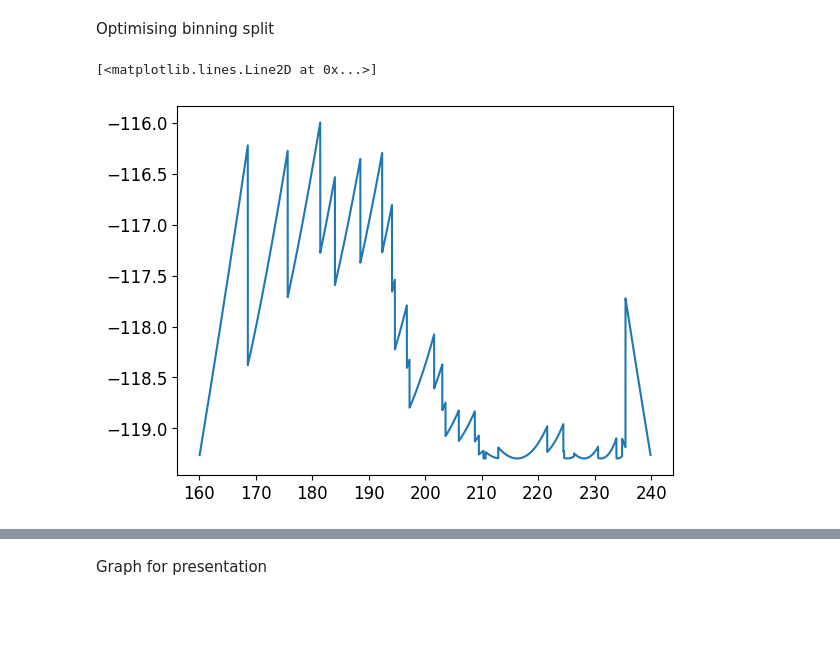
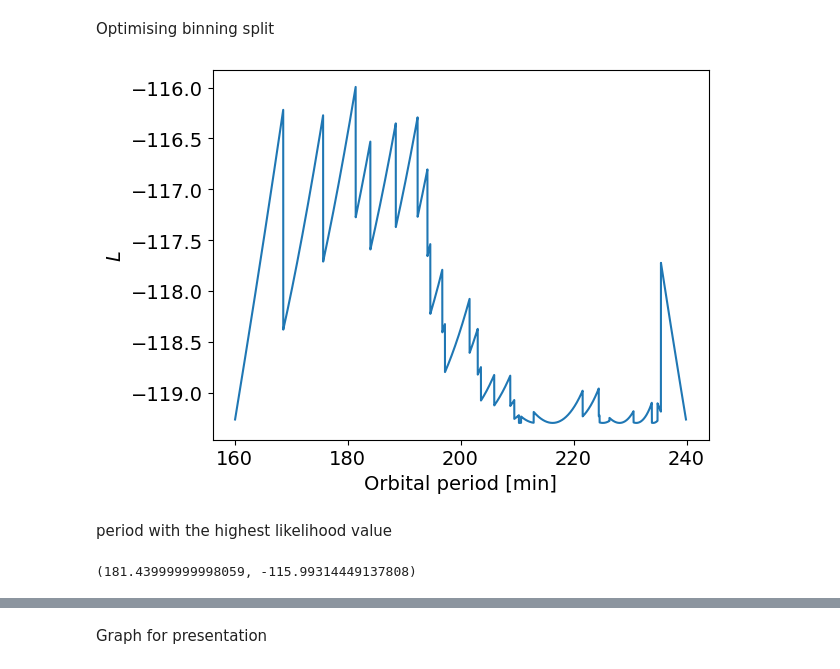
Before and after one commit to wknop/licencjat, a Jupyter notebook: notebook1.ipynb, the cells around one changed output, grey strips where cells are left out. Cells and saved outputs as stored; diff of their text form; code cells hidden in the pictures; blank space fills up the shorter version.

Commit message:
made some changes to the plots

```diff
--- a/notebook1.ipynb
+++ b/notebook1.ipynb
@@ -263,32 +244,44 @@ def logL_values(splits, data, alfa, boundaries):
     - alfa: Numeric value representing a smoothing parameter used to avoid zero probabilities.
     - boundaries: Array-like object containing the boundary values for the dataset.
 
     Returns:
     - result_values: Array containing the log-likelihood scores corresponding to each split point.
     """
 
     # Initialize an array to store the log-likelihood scores for each split point
     result_values = np.zeros(len(splits))
 
     # Iterate over each split point
     for i, split in enumerate(splits):
         # Calculate the log-likelihood score for the current split point
         result_values[i] = logL(split, data, alfa, boundaries)
 
     return result_values
 
 
 per_min = 160
 per_max = 240
 x_rang = df_non_polars['per']
 x_rang = x_rang[x_rang.between(per_min, per_max)]
 period_split = np.arange(per_min + .1, per_max -.1, .01)
 period_boundaries = np.array([per_min, per_max])
 # logL_values (splits=period_split, data=x_rang, alfa=2, boundaries=period_boundaries)
 plt.plot(period_split, logL_values (splits=period_split, data=x_rang, alfa=1.00001, boundaries=period_boundaries))
+# plt.scatter(181.43999999998059, -115.99314449137808, color = 'red')
+# plt.axvline(181.43999999998059, color = 'red', linestyle='--')
+# plt.axhline(-115.99314449137808, color = 'red', linestyle='--')
+plt.xlabel('Orbital period [min]')
+plt.ylabel('$L$')
 # plt.plot(period_split, logL_values (splits=period_split, data=x_rang, alfa=10, boundaries=period_boundaries))
 # plt.plot(period_split, logL_values (splits=period_split, data=x_rang, alfa=0.1, boundaries=period_boundaries))
 # plt.plot(period_split, logL_values (splits=period_split, data=x_rang, alfa=0.01, boundaries=period_boundaries))
+plt.rc('font', size=14)
 # %% [output]
-[<matplotlib.lines.Line2D at 0x...>]
-[figure, old version]
+[figure, new version]
+# %% [markdown]
+period with the highest likelihood value
+# %%
+max_index = np.argmax(logL_values (splits=period_split, data=x_rang, alfa=1.00001, boundaries=period_boundaries))
+period_split[max_index], max(logL_values (splits=period_split, data=x_rang, alfa=1.00001, boundaries=period_boundaries))
+# %% [output]
+(181.43999999998059, -115.99314449137808)
```
Also changed, not shown: parts of 8 cells of this notebook.
